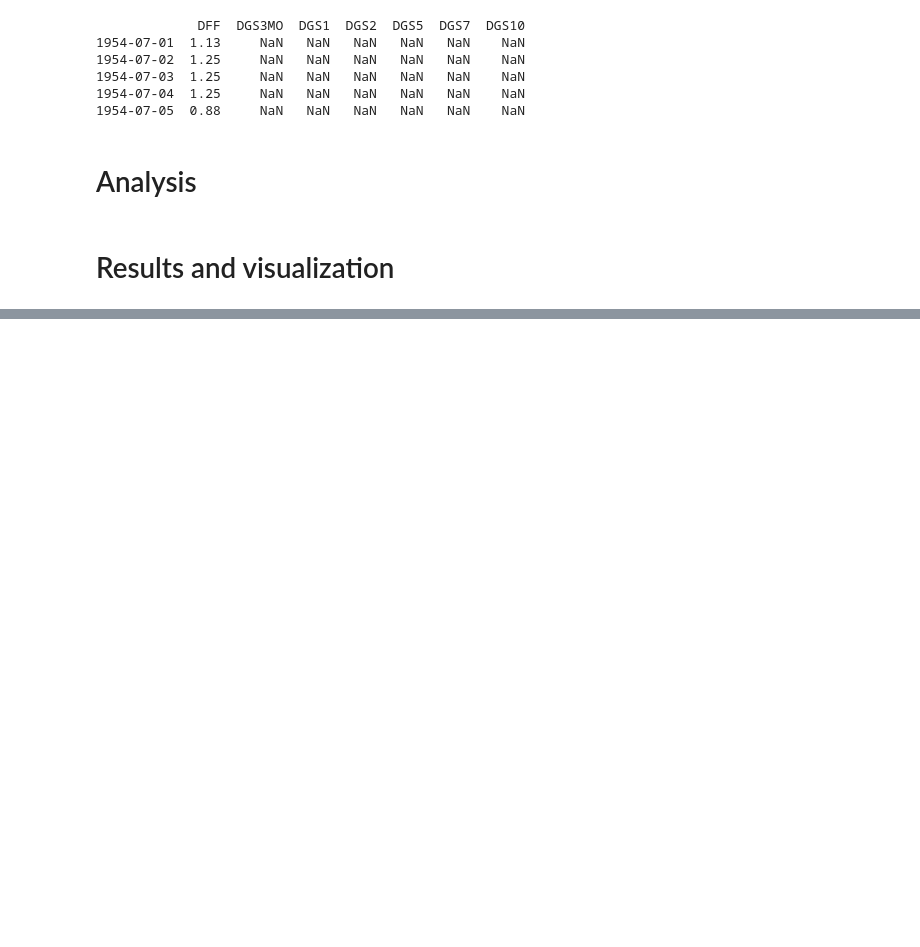
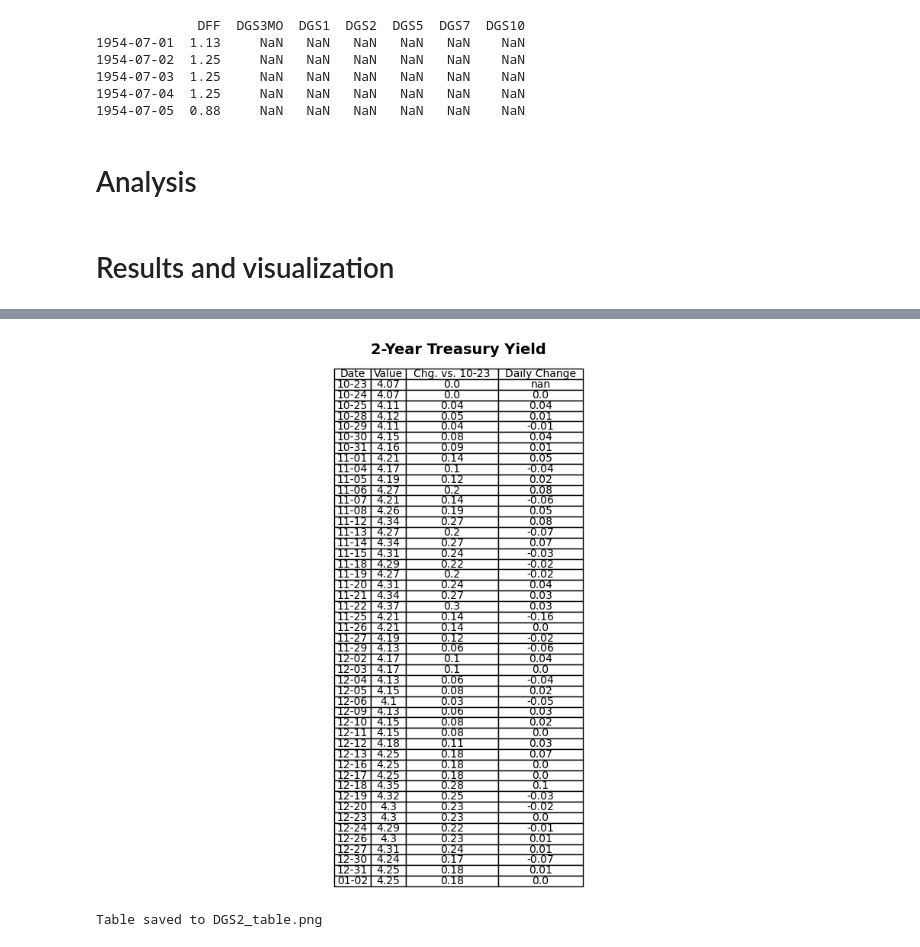
Before and after one commit to jketches/fred_data_project, a Jupyter notebook: notebooks/Fred_data.ipynb, the cells around one changed output, grey strips where cells are left out. Cells and saved outputs as stored; diff of their text form; code cells hidden in the pictures; blank space fills up the shorter version.

```diff
--- a/notebooks/Fred_data.ipynb
+++ b/notebooks/Fred_data.ipynb
@@ -125,0 +147,7 @@ Chart saved to: /data/data/com.termux/files/home/projects/fred_data_project/resu
+# %%
+start_date = "2024-10-23"
+# Generate the table
+create_analysis_table("DGS2", start_date, us_yields)
+# %% [output]
+[figure, added]
+Table saved to DGS2_table.png
```
Also changed, not shown: parts of 4 cells of this notebook, 6 other files.
